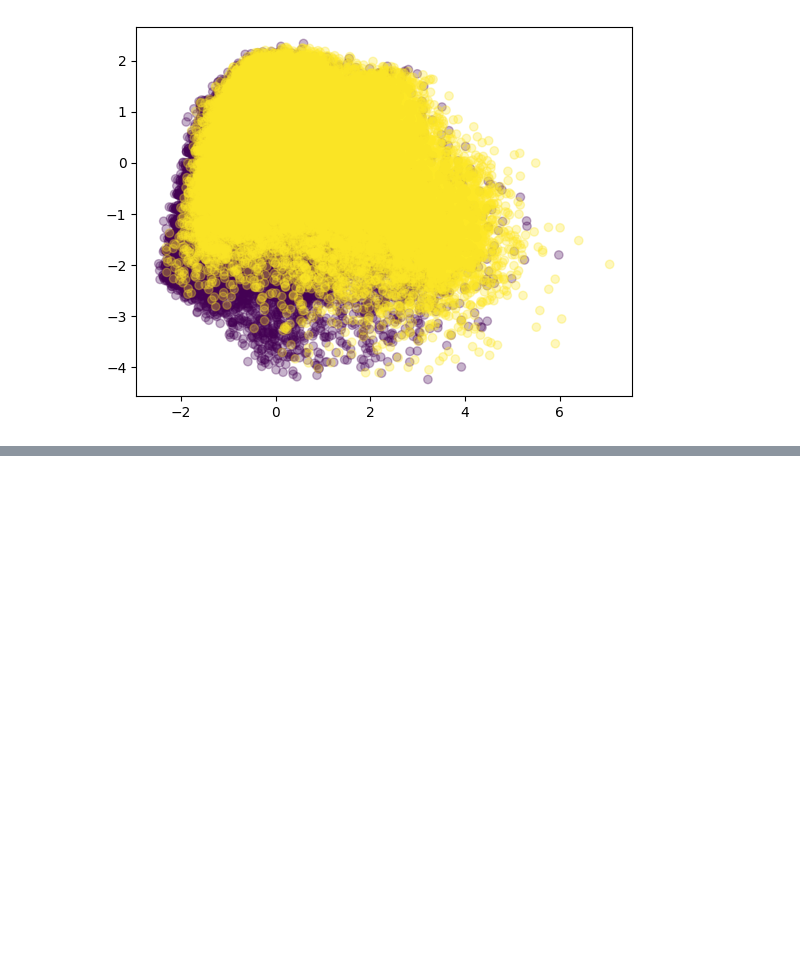
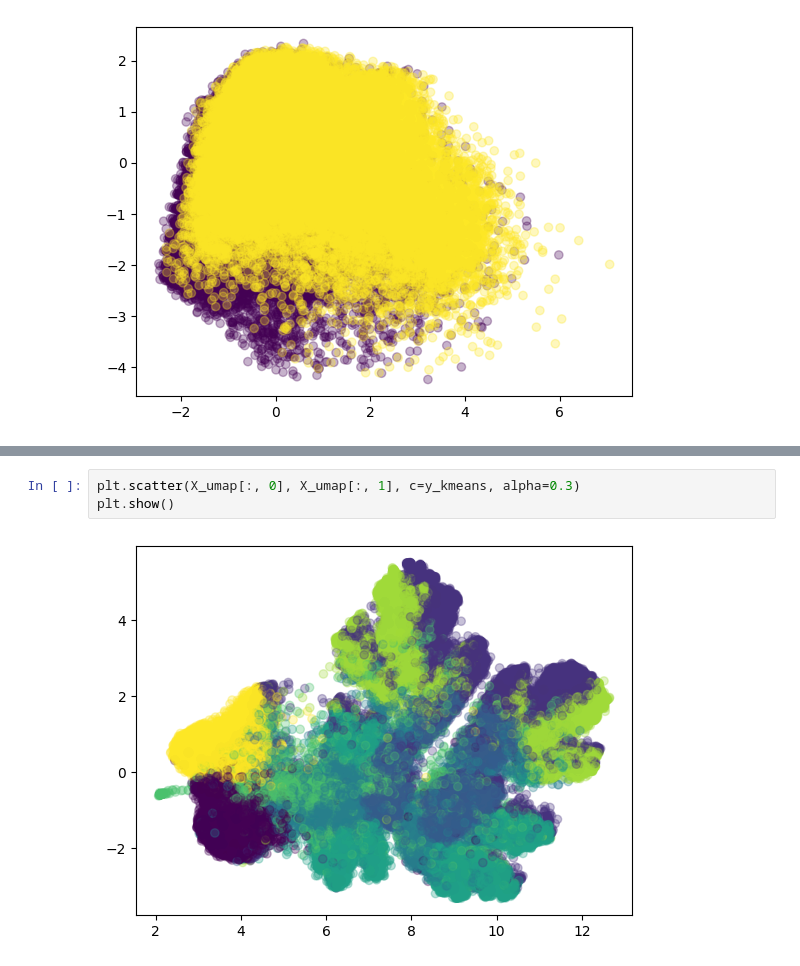
Before and after one commit to Panta-Rhei-LZ/DS-9000-Project-Data, a Jupyter notebook: Data Visualization.ipynb, the cells around one changed output, grey strips where cells are left out. Drawn from its saved outputs; the diff is of its cells as text; blank space fills up the shorter version.

```diff
--- a/Data Visualization.ipynb
+++ b/Data Visualization.ipynb
@@ -131,0 +152,5 @@ plt.show()
+# %%
+plt.scatter(X_umap[:, 0], X_umap[:, 1], c=y_kmeans, alpha=0.3)
+plt.show()
+# %% [output]
+[figure, added]
```
Also changed, not shown: parts of 4 cells of this notebook.
